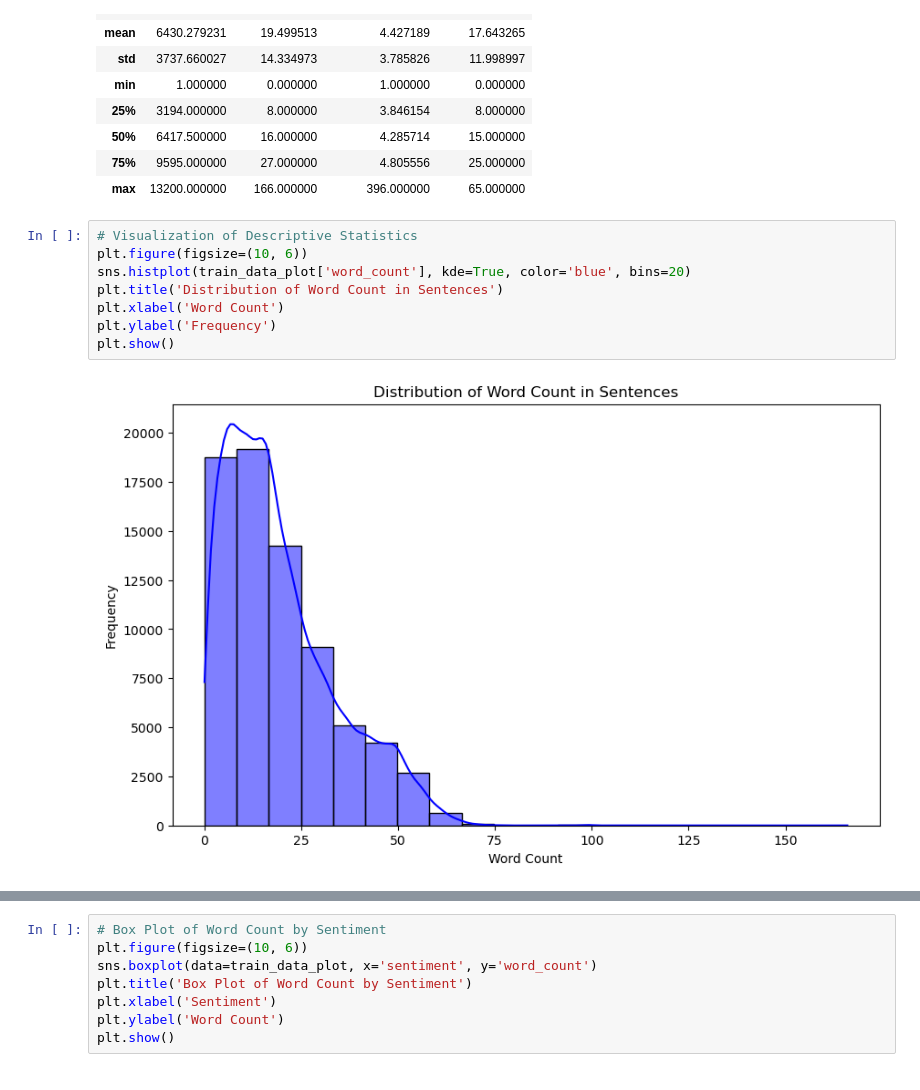
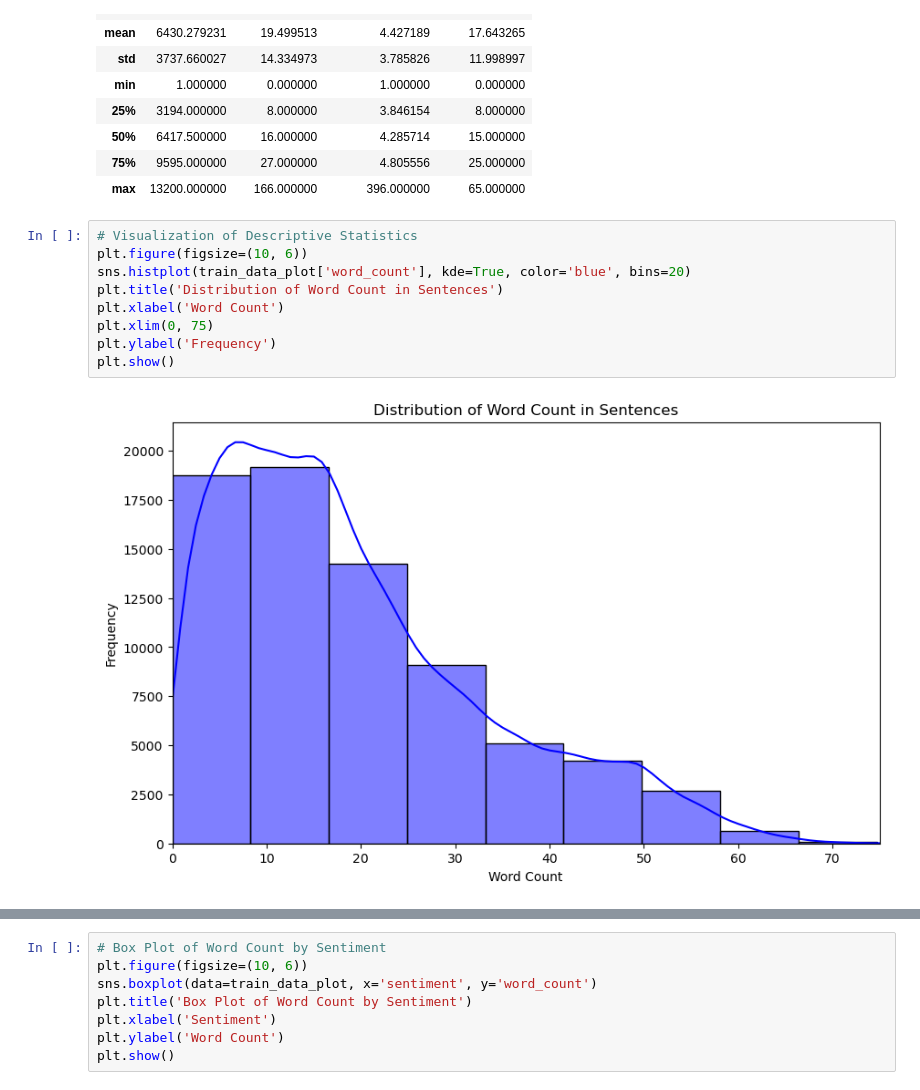
Before and after one commit to Psyhackological/sentimaniac, a Jupyter notebook: src/sentimaniac/mainv2.ipynb, the cells around one changed output, grey strips where cells are left out. Drawn from its saved outputs; the diff is of its cells as text.

```diff
--- a/src/sentimaniac/mainv2.ipynb
+++ b/src/sentimaniac/mainv2.ipynb
@@ -349,11 +349,12 @@ See the caveats in the documentation: https://pandas.pydata.org/pandas-docs/stab
 # %%
 # Visualization of Descriptive Statistics
 plt.figure(figsize=(10, 6))
 sns.histplot(train_data_plot['word_count'], kde=True, color='blue', bins=20)
 plt.title('Distribution of Word Count in Sentences')
 plt.xlabel('Word Count')
+plt.xlim(0, 75)
 plt.ylabel('Frequency')
 plt.show()
 # %% [output]
-[figure, old version]
+[figure, new version]
 # %%
```
Also changed, not shown: parts of 7 cells of this notebook.
